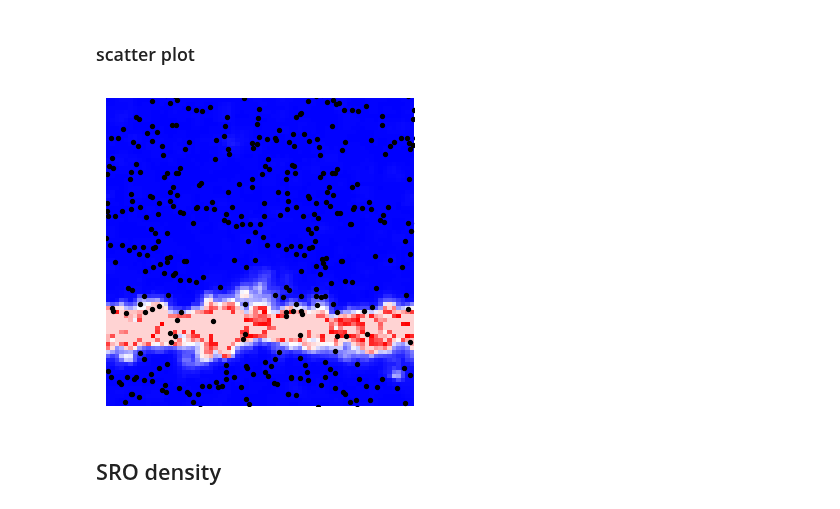
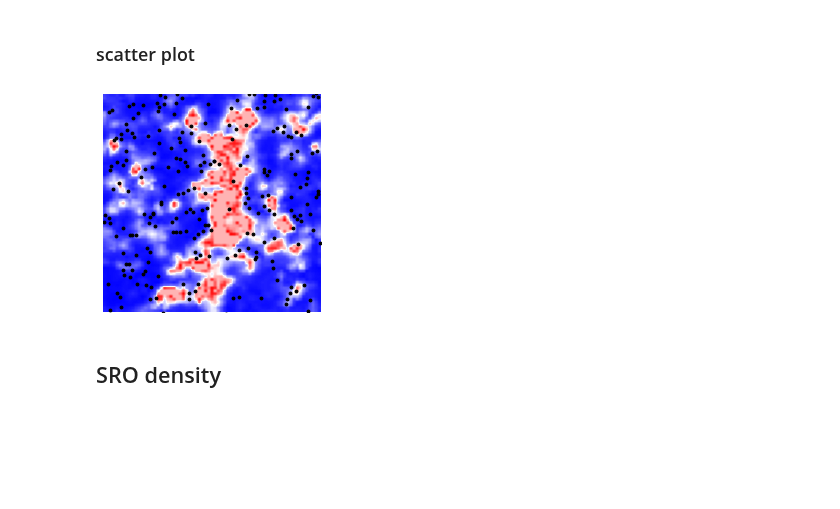
Before and after one commit to kkarimi62/glassDeformation, a Jupyter notebook: python/analyzePlasticity.ipynb, the cells around one changed output. Cells and saved outputs as stored; diff of their text form; code cells hidden in the pictures; blank space fills up the shorter version.

```diff
--- a/python/analyzePlasticity.ipynb
+++ b/python/analyzePlasticity.ipynb
@@ -3123,4 +3153,5 @@ if eval(confParser['flags']['DminAnalysis']) and not eval(confParser['flags']['R
 # %%
+if eval(confParser['flags']['DminAnalysis']) and not eval(confParser['flags']['RemoteMachine']):
 
     #--- plot
     dump_every=100;nevery=100;dt=1e-3;factor=dump_every*nevery*dt
@@ -3693,8 +3706,7 @@ temp = main()
 # %% [markdown]
 ## conditional pdf of d2min
 # %%
-if eval(confParser['flags']['DminAnalysis']) and eval(confParser['flags']['VorAnl'])\
-and not eval(confParser['flags']['RemoteMachine']):
+if eval(confParser['flags']['DminAnalysis']) and eval(confParser['flags']['VorAnl']) and not eval(confParser['flags']['RemoteMachine']):
     symbols=Symbols()
     legend=Legends()
     legend.Set(fontsize=16,labelspacing=0.5,
@@ -3719,8 +3731,8 @@ and not eval(confParser['flags']['RemoteMachine']):
                   Plot=None,
               xscale='linear',yscale='log',
 #              xscale='log',yscale='log',
-               legend=legend.Get(),
+#               legend=legend.Get(),
                DrawFrame=DRAW_FRAME,
-               title='VorAnl/d2minDist_quenched.png'
+               title='VorAnl/d2minDist_annealed.png'
               )
 # %% [output]
@@ -3931,31 +3943,31 @@ def PdfD2minGoodBad( lmpData, lmpDmin, badfit, goodfit,  times,
 # %%
 if eval(confParser['flags']['DminAnalysis']) and eval(confParser['flags']['VorAnl']):
 
 #     PlotDminVor( lmpVor, lmpDmin,
 #                  times = [itime], #[2000000],#list(lmpData.coord_atoms_broken.keys()),
 #                 title='d2minBad',
 #                )
     itime = eval(confParser['parameters']['itime'])
     itime0 = eval(confParser['parameters']['itime0'])
 
     vor = lp.Atoms( **lmpVor.coord_atoms_broken[itime].to_dict(orient='series') )
     d2min = lp.Atoms( **lmpDmin.coord_atoms_broken[itime].to_dict(orient='series') )
     box = lp.Box( BoxBounds = lmpData.BoxBounds[itime], AddMissing = np.array([0.0,0.0,0.0] ))
 
     #
     (xlin, ylin, zlin), (xv, yv, zv), mu_intrp = utl.IntrpScatter(
                     d2min, box, 'd2min',
                     vor,
                     Plot = True,
-                    title='VorAnl/d2min_ico_annealed.png',
+                    title='VorAnl/d2min_ico_quenched.png',
                     ticklabels = False,
                     colorbar = False,
                     zscore = True,
                     color='black',
                     s=8,
                    )
 # %% [output]
-[figure, old version]
+[figure, new version]
 # %% [markdown]
 ## SRO density
 # %%
```
Also changed, not shown: parts of 21 cells of this notebook, 2 other files.
